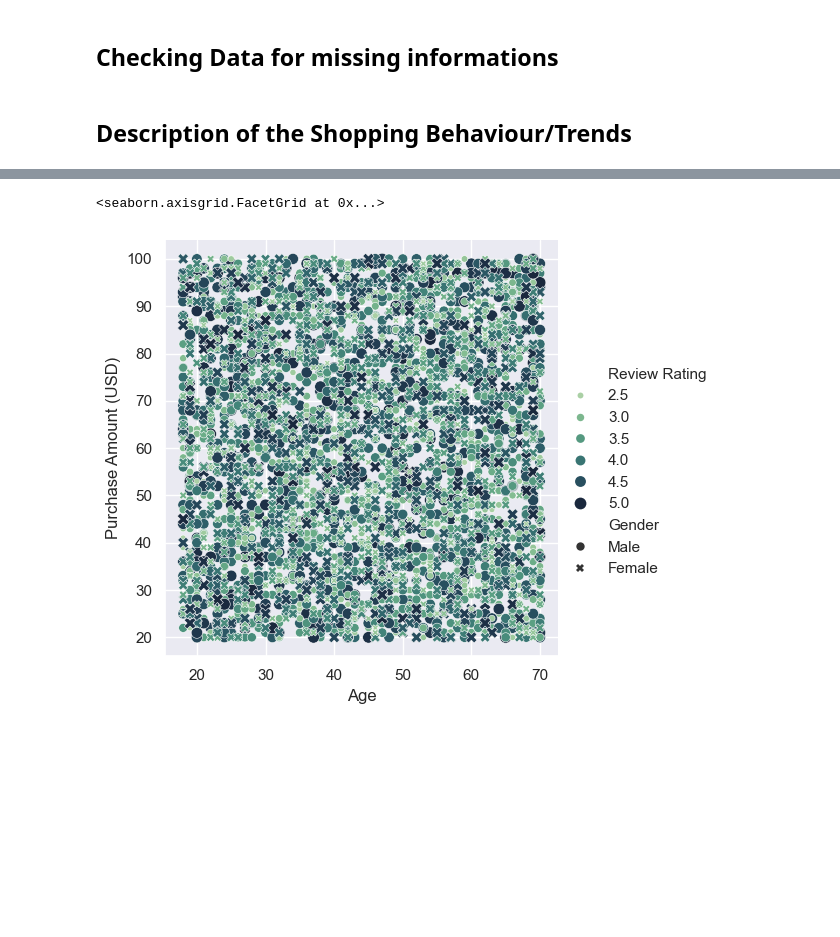
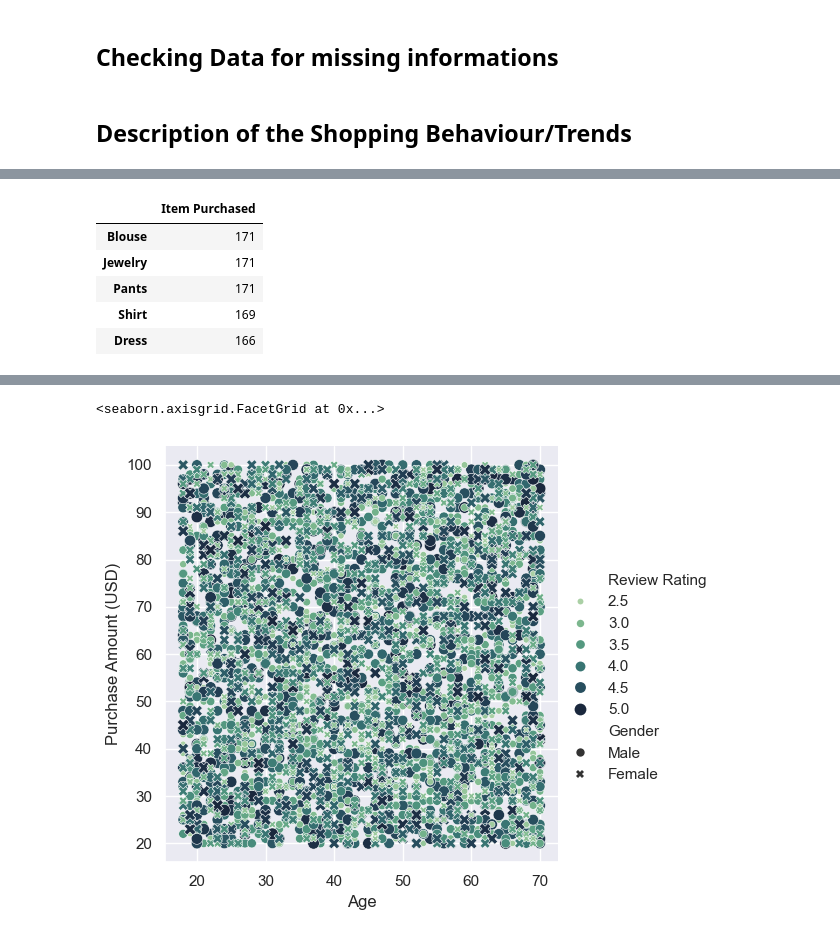
Before and after one commit to waseemofficial/IBM_Data_Analyst, a Jupyter notebook: datawrangling.ipynb, the cells around one changed output, grey strips where cells are left out. Cells and saved outputs as stored; diff of their text form; code cells hidden in the pictures; blank space fills up the shorter version.

```diff
--- a/datawrangling.ipynb
+++ b/datawrangling.ipynb
@@ -68,0 +144,14 @@ df_shopping_behavior.describe()
+# %%
+
+#! Function to count each catogry
+def counts(_df,_column):
+    return _df[_column].value_counts().to_frame()
+# %%
+counts(df_shopping_behavior,"Item Purchased").head()
+# %% [output]
+|  | Item Purchased |
+| Blouse | 171 |
+| Jewelry | 171 |
+| Pants | 171 |
+| Shirt | 169 |
+| Dress | 166 |
```
Also changed, not shown: parts of 23 cells of this notebook, 13 other files.
